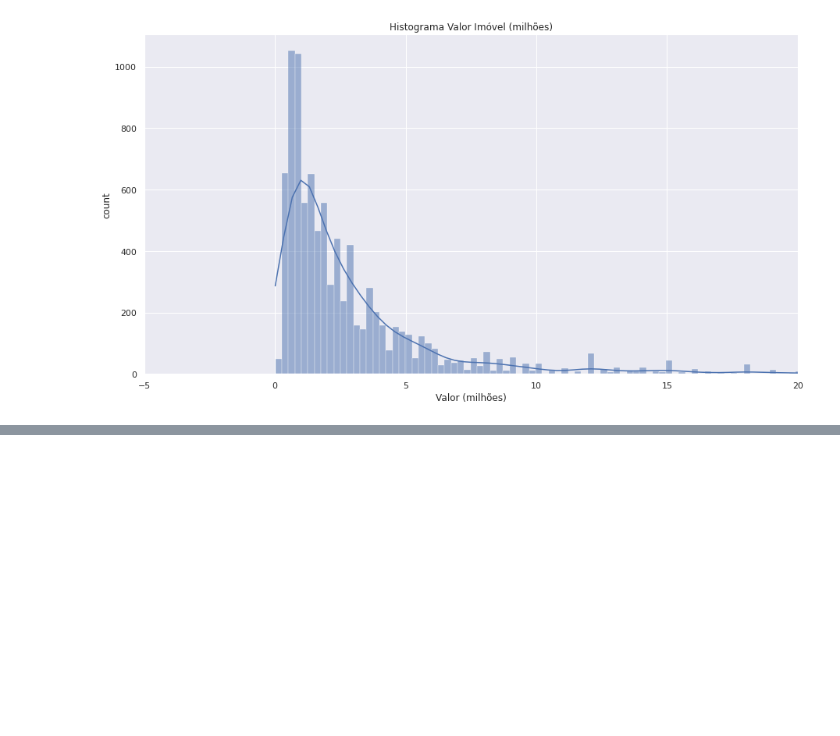
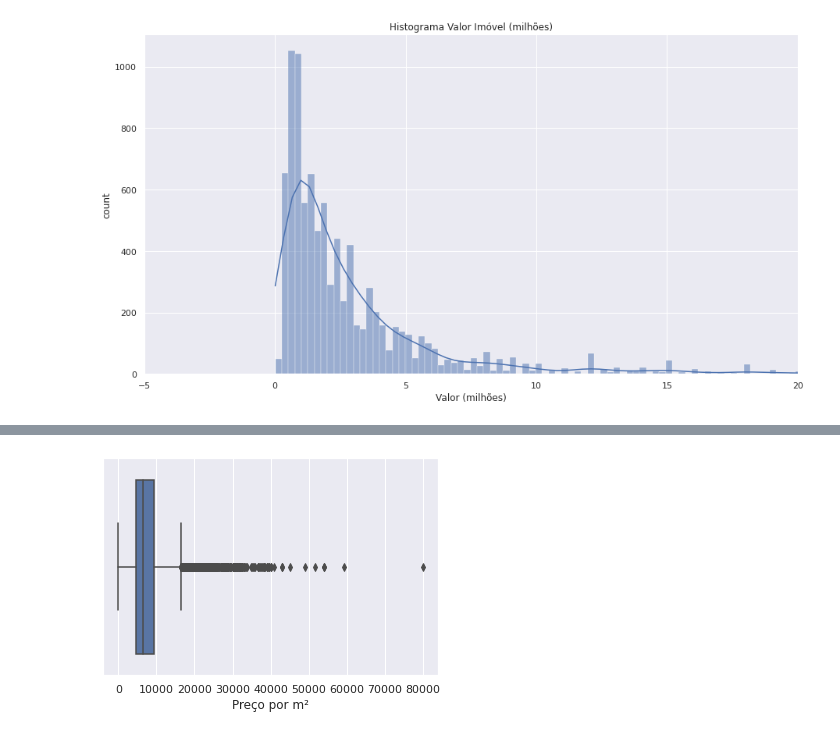
Before and after one commit to njuliacsouza/imersaoDADOS_Alura4, a Jupyter notebook: desafios/Imersao_dados_4_aula02.ipynb, the cells around one changed output, grey strips where cells are left out. Cells and saved outputs as stored; diff of their text form; code cells hidden in the pictures; blank space fills up the shorter version.

```diff
--- a/desafios/Imersao_dados_4_aula02.ipynb
+++ b/desafios/Imersao_dados_4_aula02.ipynb
@@ -257,0 +271,4 @@ fig.show()
+# %%
+srn.boxplot(x=dados_vendas['Preço por m²']);
+# %% [output]
+[figure, added]
```
Also changed, not shown: parts of 10 cells of this notebook.
